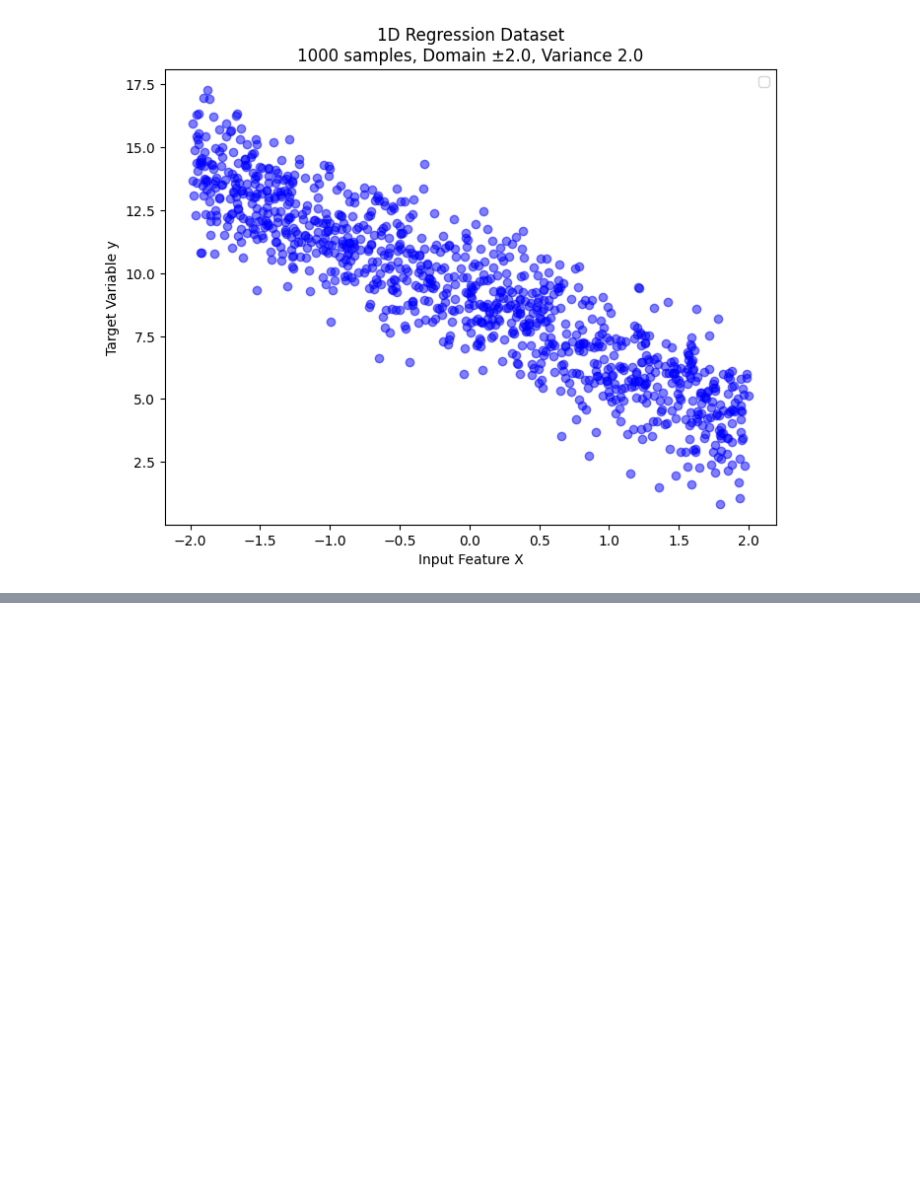
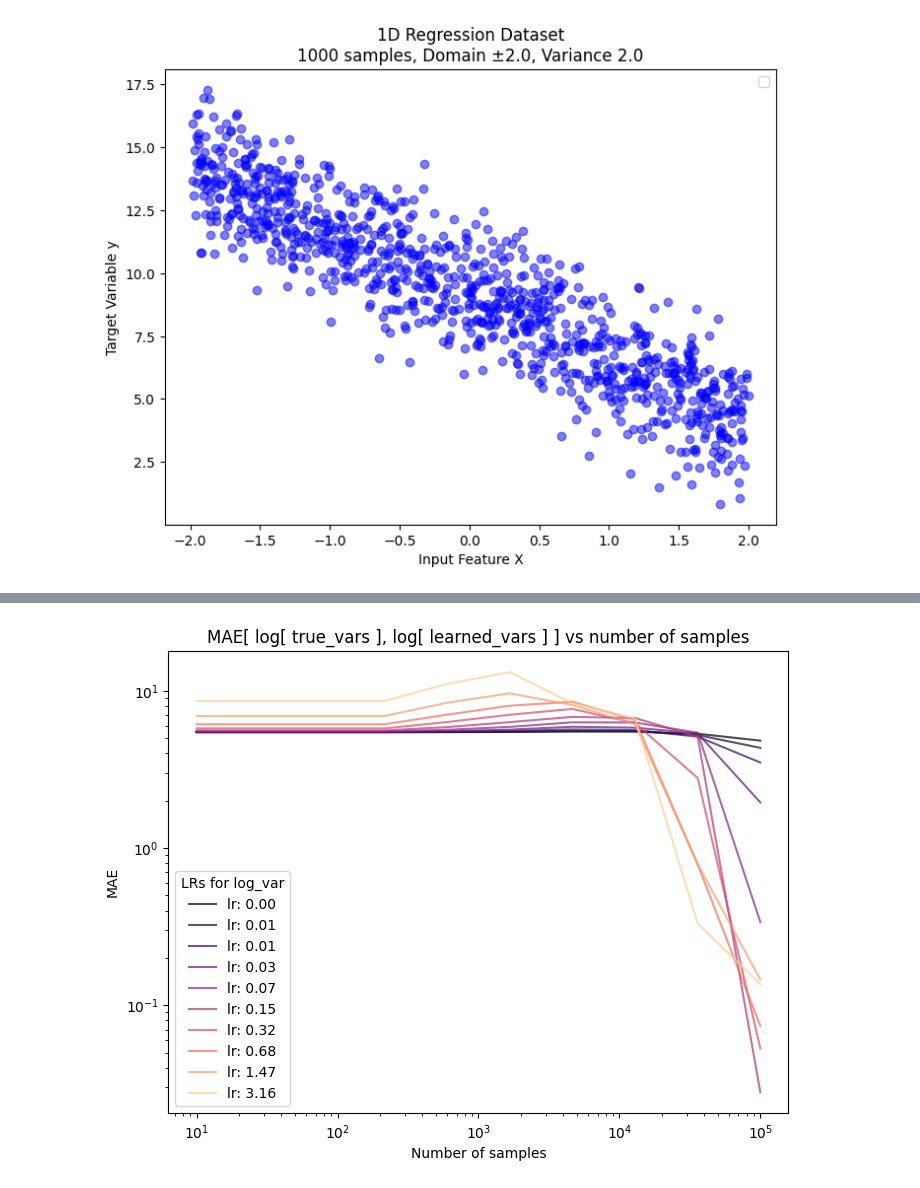
Before and after one commit to graphcore-research/minimol, a Jupyter notebook: notebooks/uncertainty_weighing.ipynb, the cells around one changed output, grey strips where cells are left out. Drawn from its saved outputs; the diff is of its cells as text; code cells hidden in the pictures; blank space fills up the shorter version.

```diff
--- a/notebooks/uncertainty_weighing.ipynb
+++ b/notebooks/uncertainty_weighing.ipynb
@@ -306 +477,55 @@ plt.show()
+# %%
+import numpy as np
+import matplotlib.pyplot as plt
+from sklearn.metrics import mean_absolute_error as mae
+import torch
+
+repeats = 3
+true_vars   = np.logspace(-3, 0, 10)
+num_samples = np.logspace(1, 5, 10)
+uw_lrs      = np.logspace(-2.5, 0.5, 10)
+
+gofs = np.zeros(shape=[len(uw_lrs), len(num_samples)])
+
+for k, uw_lr in enumerate(uw_lrs):
+    print(f"{k + 1} / {len(uw_lrs)}")
+    device = torch.device('cuda')
+
+    for i, samples in enumerate(num_samples):
+
+        learned_vars = np.zeros_like(true_vars)
+
+        for j, variance in enumerate(true_vars):
+
+            sample_vars = run(
+                variance,
+                epochs=1,
+                device=device,
+                lr=(1e-1, uw_lr),
+                repeats=repeats,
+                n_samples=int(samples),
+                batch_size=256,
+                # prior=lambda x: x/3
+                uncertainty_weighing=True,
+            )
+
+            learned_vars[j] = np.mean(sample_vars)
+
+        gofs[k][i] = mae(np.log(true_vars), np.log(learned_vars))
+
+plt.figure(figsize=(8, 6))
+cmap = plt.get_cmap("magma")
+colors = [cmap(i / len(uw_lrs)) for i in range(len(uw_lrs))]
+for k, uw_lr in enumerate(uw_lrs):
+    plt.plot(num_samples, gofs[k], color=colors[k], alpha=0.7, label=f'lr: {uw_lr:.2f}')
+
+plt.legend(title='LRs for log_var')
+plt.title('MAE[ log[ true_vars ], log[ learned_vars ] ] vs number of samples')
+plt.xlabel('Number of samples')
+plt.ylabel('MAE')
+plt.xscale('log')
+plt.yscale('log')
+plt.show()
+# %% [output]
+[figure, added]
 # %%
```
Also changed, not shown: parts of 12 cells of this notebook, 2 other files.
